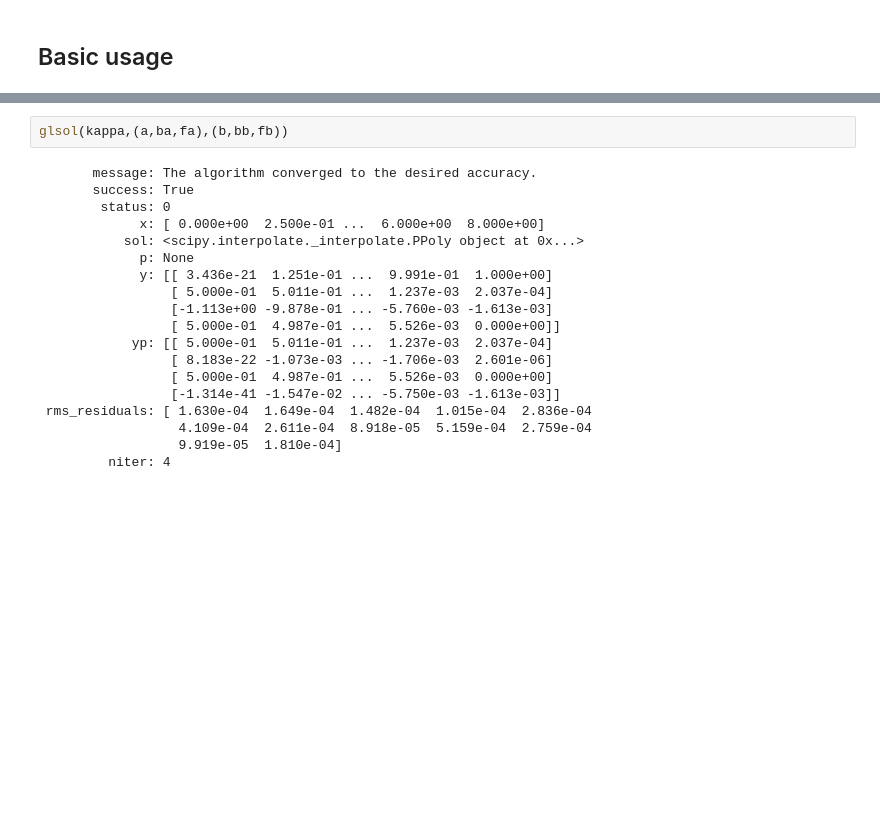
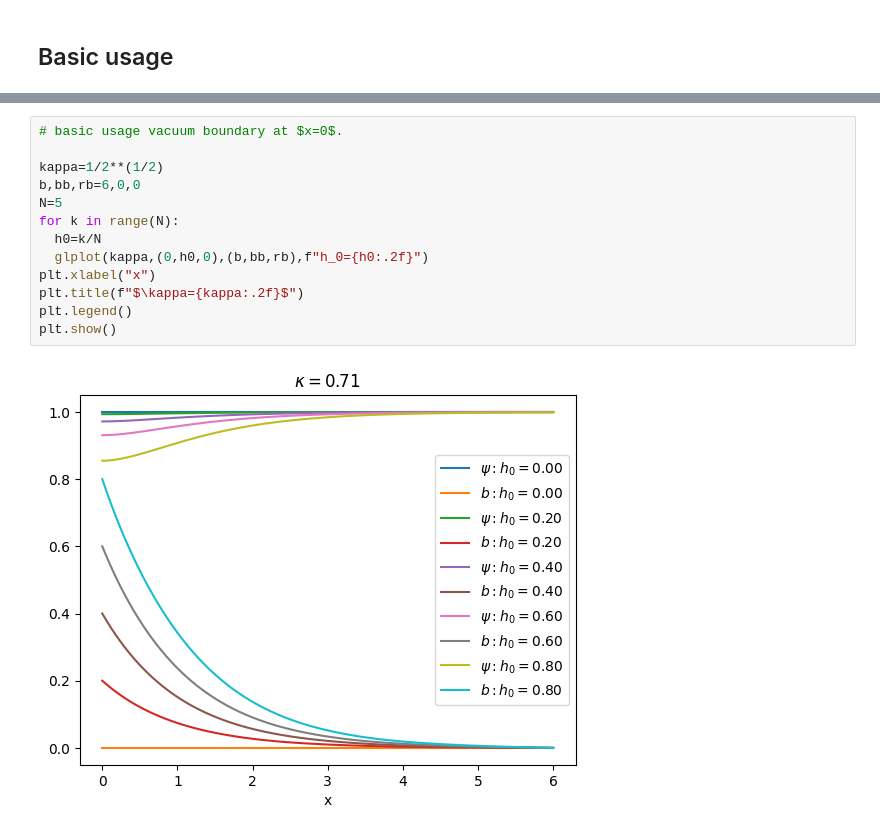
Before and after one commit to drmikecooke/glbook, a Jupyter notebook: glcode.ipynb, the cells around one changed output, grey strips where cells are left out. Drawn from its saved outputs; the diff is of its cells as text; blank space fills up the shorter version.

```diff
--- a/glcode.ipynb
+++ b/glcode.ipynb
@@ -69,21 +95,15 @@ plt.show()
-# %%
-glsol(kappa,(a,ba,fa),(b,bb,fb))
-# %% [output]
-       message: The algorithm converged to the desired accuracy.
-       success: True
-        status: 0
-             x: [ 0.000e+00  2.500e-01 ...  6.000e+00  8.000e+00]
-           sol: <scipy.interpolate._interpolate.PPoly object at 0x...>
-             p: None
-             y: [[ 3.436e-21  1.251e-01 ...  9.991e-01  1.000e+00]
-                 [ 5.000e-01  5.011e-01 ...  1.237e-03  2.037e-04]
-                 [-1.113e+00 -9.878e-01 ... -5.760e-03 -1.613e-03]
-                 [ 5.000e-01  4.987e-01 ...  5.526e-03  0.000e+00]]
-            yp: [[ 5.000e-01  5.011e-01 ...  1.237e-03  2.037e-04]
-                 [ 8.183e-22 -1.073e-03 ... -1.706e-03  2.601e-06]
-                 [ 5.000e-01  4.987e-01 ...  5.526e-03  0.000e+00]
-                 [-1.314e-41 -1.547e-02 ... -5.750e-03 -1.613e-03]]
- rms_residuals: [ 1.630e-04  1.649e-04  1.482e-04  1.015e-04  2.836e-04
-                  4.109e-04  2.611e-04  8.918e-05  5.159e-04  2.759e-04
-                  9.919e-05  1.810e-04]
-         niter: 4
+# %%
+# basic usage vacuum boundary at $x=0$.
+
+kappa=1/2**(1/2)
+b,bb,rb=6,0,0
+N=5
+for k in range(N):
+  h0=k/N
+  glplot(kappa,(0,h0,0),(b,bb,rb),f"h_0={h0:.2f}")
+plt.xlabel("x")
+plt.title(f"$\kappa={kappa:.2f}$")
+plt.legend()
+plt.show()
+# %% [output]
+[figure, added]
```
Also changed, not shown: parts of 4 cells of this notebook, 28 other files.
